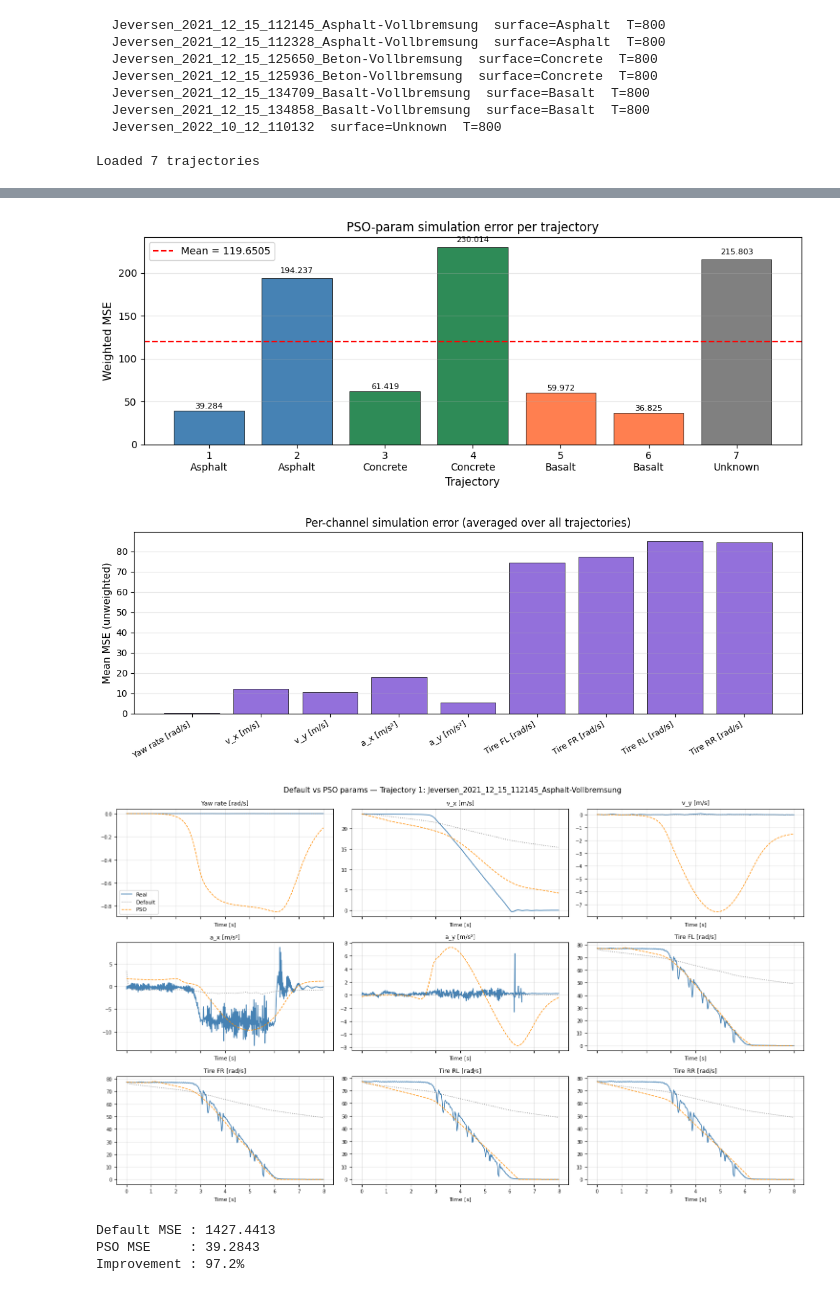
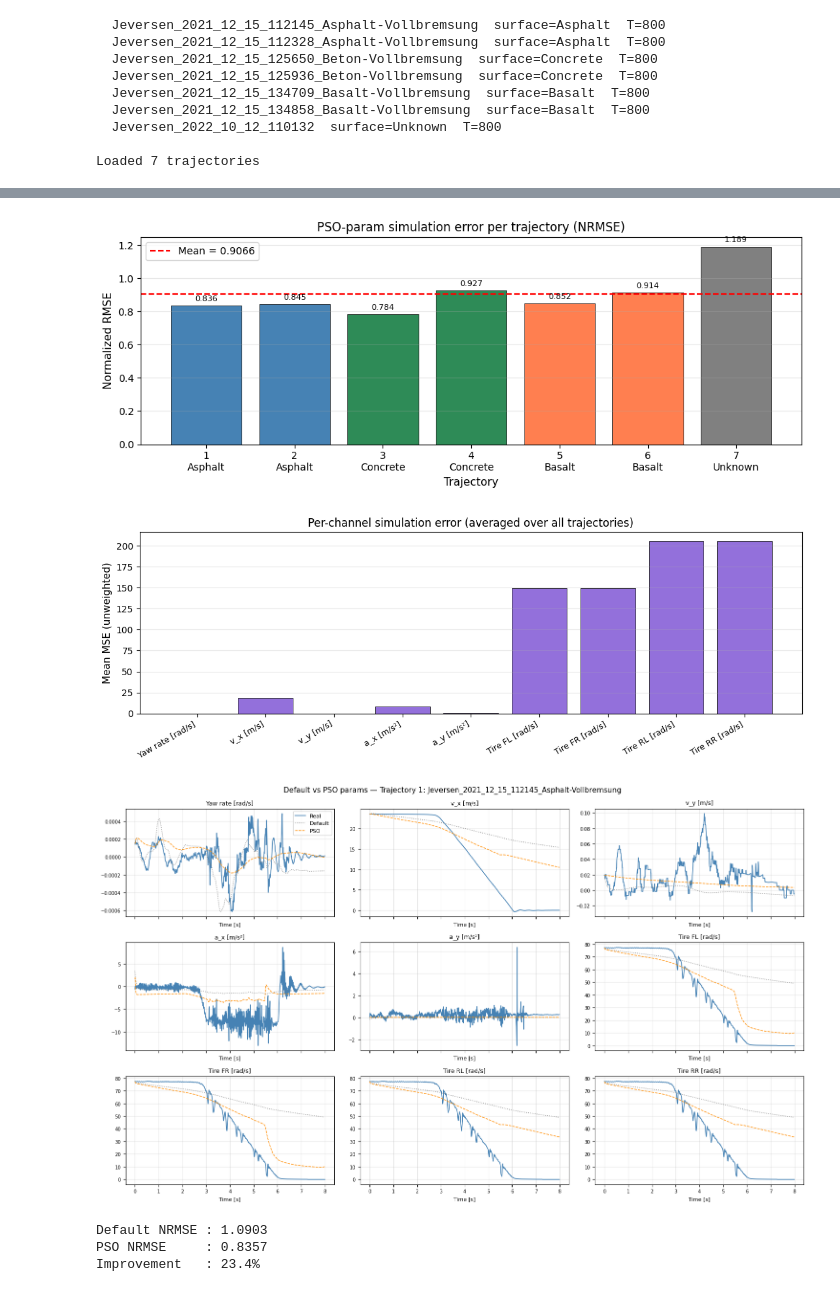
Before and after one commit to IndominousRex/thesis-sbi, a Jupyter notebook: code/notebooks/pso_trajectory_evaluation.ipynb, the cells around one changed output, grey strips where cells are left out. Saved outputs shown, nothing was run; the diff lists cells and outputs as text; code cells hidden in the pictures.

```diff
--- a/code/notebooks/pso_trajectory_evaluation.ipynb
+++ b/code/notebooks/pso_trajectory_evaluation.ipynb
@@ -154,3 +154,30 @@ def simulate_trajectory_jit(p_inf, state0, controls_arr, params_arr, timesteps,
         return state_next, y_t
     _, y_seq = jax.lax.scan(body_fn, state0, timesteps)
     return y_seq
+# %%
+
+# ── Build params_arr, radius_tire_val and mu_lookup from PSO results ──────────
+gp = global_params
+
+params_arr = jnp.array([
+    gp['c_1x'], gp['c_2x'],
+    gp['c_1y'], gp['c_2y'],
+    gp['C_x'],  gp['C_y'],
+    gp['E_x'],  gp['E_y'],
+    gp['C_roll1'], gp['C_roll2'],
+    gp['mass'], gp['Inertia_z'],
+    gp['Inertia_tire'], gp['Inertia_engine'],
+    gp['air_resistance'],
+], dtype=jnp.float32)
+
+radius_tire_val = float(gp['radius_tire'])
+
+# Build name -> mu mapping from per-trajectory results
+mu_lookup = {tp['trajectory']: tp['params']['mu'] for tp in traj_params}
+
+# Fixed physical reference scales (same as in run_pso_global.py)
+# [yaw_rate, v_x, v_y, a_x, a_y, tire_FL, tire_FR, tire_RL, tire_RR]
+OBS_REF_SCALES = np.array([0.05, 10.0, 0.5, 5.0, 2.0, 30.0, 30.0, 30.0, 30.0], dtype=np.float32)
+
+print(f'radius_tire : {radius_tire_val:.4f}')
+print(f'mu_lookup   : {mu_lookup}')
@@ -157,7 +187,7 @@ def simulate_trajectory_jit(p_inf, state0, controls_arr, params_arr, timesteps,
 # %%
 
 # ── Simulate each trajectory with PSO-optimised params ────────────────────────
-simulated     = []
+simulated      = []
 nrmse_per_traj = []
 
 for i, traj in enumerate(trajectories):
@@ -168,7 +198,6 @@ for i, traj in enumerate(trajectories):
     p_inf = jnp.array([mu, gp['air_resistance'], gp['mass']], dtype=jnp.float32)
 
     y0 = traj['y_real'][0]
-    # state layout: [x, y, heading, yaw_rate, v_x, v_y, tire_FL, tire_FR, tire_RL, tire_RR]
     state0 = jnp.array(
         [0.0, 0.0, 0.0, y0[0], y0[1], y0[2], y0[5], y0[6], y0[7], y0[8]],
         dtype=jnp.float32,
@@ -186,10 +215,8 @@ for i, traj in enumerate(trajectories):
     ))
 
     simulated.append(y_sim)
-    # Normalized RMSE: each channel scaled by its std in the real data
-    channel_std = np.std(traj['y_real'], axis=0)
-    channel_std = np.where(channel_std < 1e-8, 1.0, channel_std)
-    nrmse = float(np.sqrt(np.mean(((y_sim - traj['y_real']) / channel_std) ** 2)))
+    # NRMSE with fixed physical reference scales (avoids blow-up on near-zero channels)
+    nrmse = float(np.sqrt(np.mean(((y_sim - traj['y_real']) / OBS_REF_SCALES) ** 2)))
     nrmse_per_traj.append(nrmse)
     print(f'  [{i+1}] {traj["name"]:50s}  mu={mu:.4f}  NRMSE={nrmse:.4f}')
 
@@ -271,7 +298,7 @@ if SAVE_FIGS:
     fig.savefig(FIG_DIR / 'nrmse_per_trajectory.png', dpi=150, bbox_inches='tight')
 plt.show()
 # %% [output]
-[figure, old version]
+[figure, new version]
 # %%
 # ── Per-channel MSE across all trajectories (stacked) ────────────────────────
 channel_mse = np.zeros((len(trajectories), N_CHANNELS))
@@ -294,7 +321,7 @@ if SAVE_FIGS:
     fig.savefig(FIG_DIR / 'mse_per_channel.png', dpi=150, bbox_inches='tight')
 plt.show()
 # %% [output]
-[figure, old version]
+[figure, new version]
 # %%
 # ── (Optional) Compare PSO params vs default params on one trajectory ─────────
 COMPARE_IDX = 0   # change to any trajectory index 0..N-1
@@ -332,37 +359,35 @@ y_sim_def = np.asarray(simulate_trajectory_jit(
 ))
 
 t = np.arange(traj['T']) * 0.01
 y_sim_pso = simulated[COMPARE_IDX]
 
 fig, axes = plt.subplots(3, 3, figsize=(15, 9), sharex=True)
 fig.suptitle(
     f'Default vs PSO params — Trajectory {COMPARE_IDX+1}: {traj["name"]}',
     fontsize=11,
 )
 for ch, ax in enumerate(axes.flat):
     ax.plot(t, traj['y_real'][:, ch],  color='steelblue',  lw=1.2, label='Real')
     ax.plot(t, y_sim_def[:, ch],        color='grey',        lw=1.0, ls=':', label='Default')
     ax.plot(t, y_sim_pso[:, ch],        color='darkorange',  lw=1.0, ls='--', label='PSO')
     ax.set_title(CHANNEL_NAMES[ch], fontsize=9)
     ax.set_xlabel('Time [s]', fontsize=8)
     ax.tick_params(labelsize=7)
     ax.grid(True, alpha=0.3)
     if ch == 0:
         ax.legend(fontsize=8)
 
 plt.tight_layout()
 if SAVE_FIGS:
     fig.savefig(FIG_DIR / f'default_vs_pso_traj{COMPARE_IDX+1}.png', dpi=150, bbox_inches='tight')
 plt.show()
 
-channel_std = np.std(traj['y_real'], axis=0)
-channel_std = np.where(channel_std < 1e-8, 1.0, channel_std)
-nrmse_def = float(np.sqrt(np.mean(((y_sim_def - traj['y_real']) / channel_std) ** 2)))
+nrmse_def = float(np.sqrt(np.mean(((y_sim_def - traj['y_real']) / OBS_REF_SCALES) ** 2)))
 print(f'Default NRMSE : {nrmse_def:.4f}')
 print(f'PSO NRMSE     : {nrmse_per_traj[COMPARE_IDX]:.4f}')
 print(f'Improvement   : {(nrmse_def - nrmse_per_traj[COMPARE_IDX]) / nrmse_def * 100:.1f}%')
 # %% [output]
-[figure, old version]
+[figure, new version]
-Default MSE : 1427.4413
-PSO MSE     : 39.2843
-Improvement : 97.2%
+Default NRMSE : 1.0903
+PSO NRMSE     : 0.8357
+Improvement   : 23.4%
```
Also changed, not shown: parts of 4 cells of this notebook, 1 other file.
